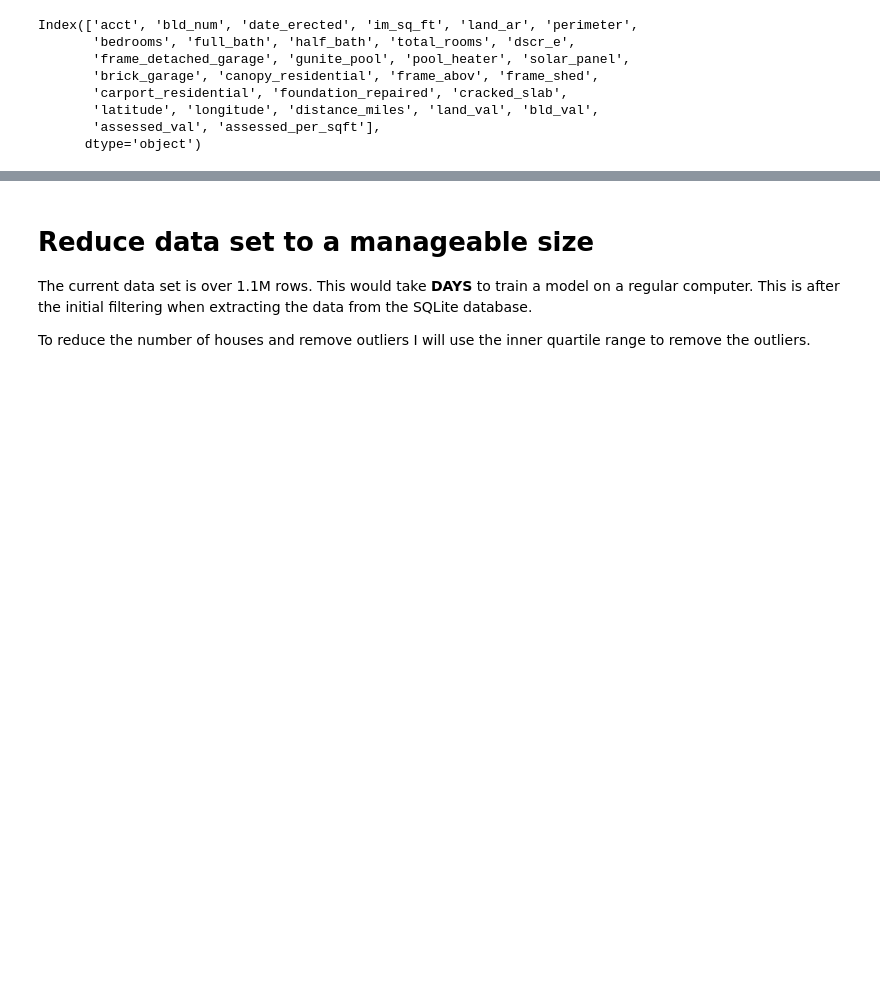
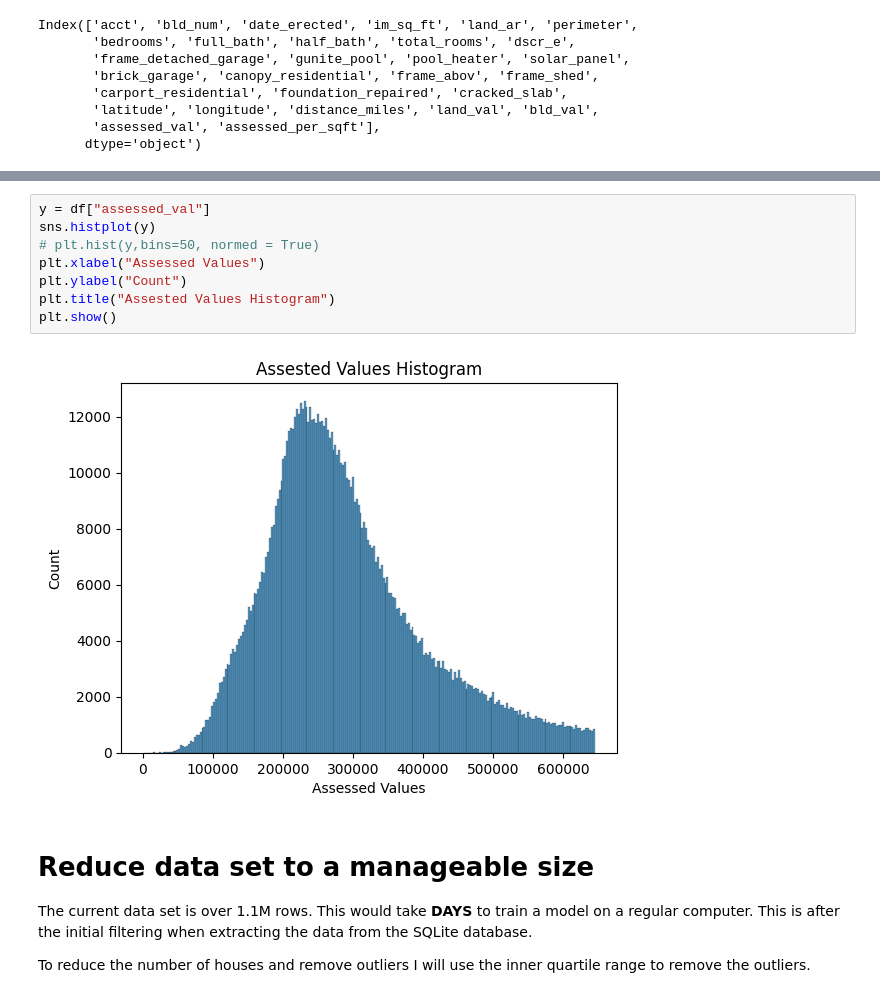
Before and after one commit to PorkChopExpress86/HouseProtestValues, a Jupyter notebook: HouseValues-IQR.ipynb, the cells around one changed output, grey strips where cells are left out. Drawn from its saved outputs; the diff is of its cells as text; blank space fills up the shorter version.

```diff
--- a/HouseValues-IQR.ipynb
+++ b/HouseValues-IQR.ipynb
@@ -148,6 +148,16 @@ df.head()
 # %% [output]
 | acct | bld_num | date_erected | im_sq_ft | land_ar | perimeter | bedrooms | full_bath | half_bath | total_rooms | ... |
 | Loading ITables v2.2.3 from the i... | ... |
+# %%
+y = df["assessed_val"]
+sns.histplot(y)
+# plt.hist(y,bins=50, normed = True)
+plt.xlabel("Assessed Values")
+plt.ylabel("Count")
+plt.title("Assested Values Histogram")
+plt.show()
+# %% [output]
+[figure, added]
 # %% [markdown]
 # Reduce data set to a manageable size
 The current data set is over 1.1M rows. This would take **DAYS** to train a model on a regular computer. This is after the initial filtering when extracting the data from the SQLite database.
```
Also changed, not shown: parts of 5 cells of this notebook.
